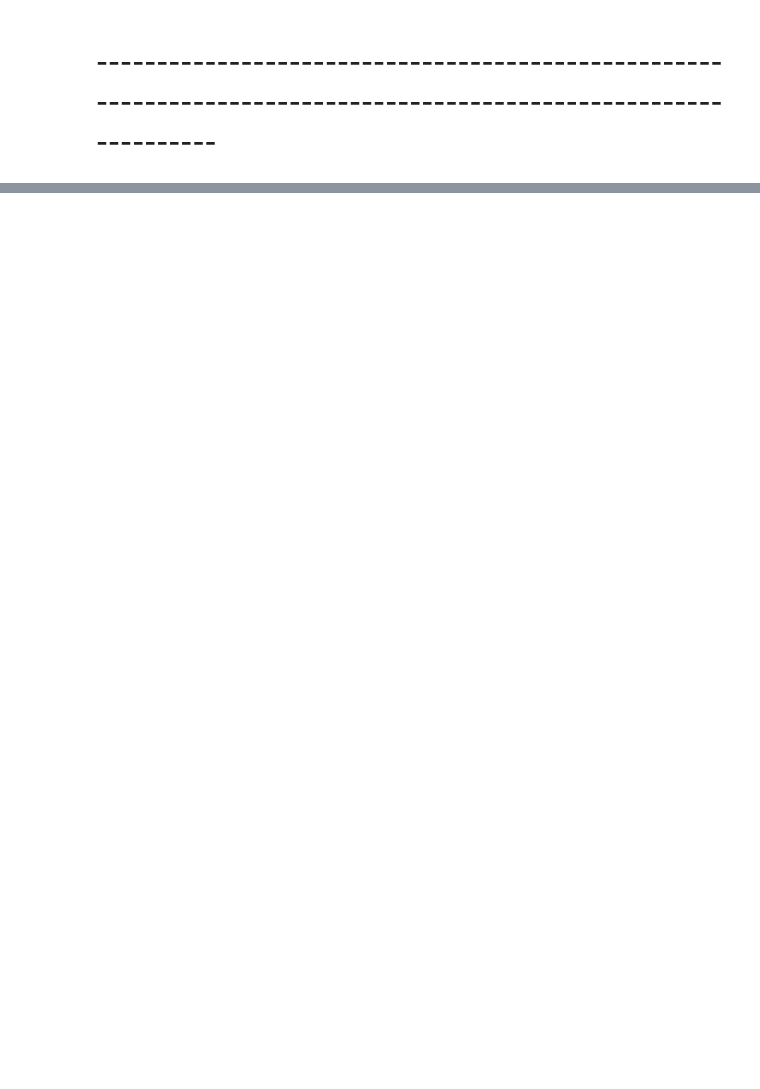
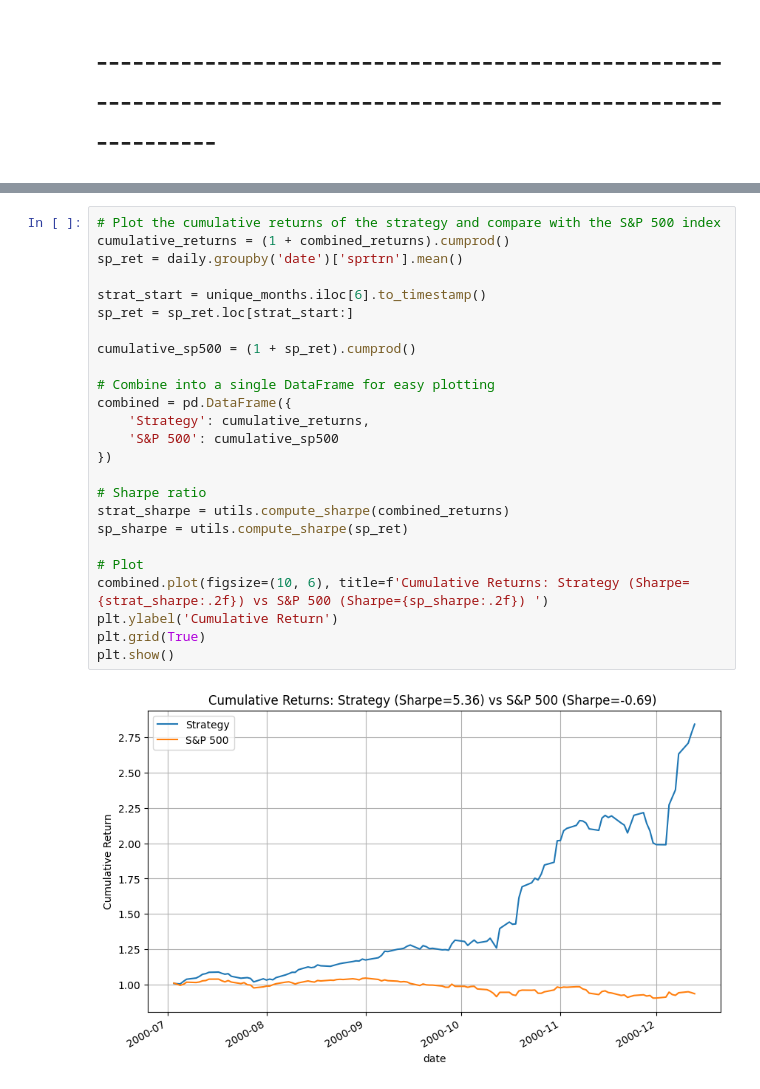
Before and after one commit to mirkorado/ML-Project, a Jupyter notebook: ResidualMLP.ipynb, the cells around one changed output, grey strips where cells are left out. Drawn from its saved outputs; the diff is of its cells as text; blank space fills up the shorter version.

```diff
--- a/ResidualMLP.ipynb
+++ b/ResidualMLP.ipynb
@@ -212,3 +359,30 @@ plt.show()
+# %%
+# Plot the cumulative returns of the strategy and compare with the S&P 500 index
+cumulative_returns = (1 + combined_returns).cumprod()
+sp_ret = daily.groupby('date')['sprtrn'].mean()
+
+strat_start = unique_months.iloc[6].to_timestamp()
+sp_ret = sp_ret.loc[strat_start:]
+
+cumulative_sp500 = (1 + sp_ret).cumprod()
+
+# Combine into a single DataFrame for easy plotting
+combined = pd.DataFrame({
+    'Strategy': cumulative_returns,
+    'S&P 500': cumulative_sp500
+})
+
+# Sharpe ratio
+strat_sharpe = utils.compute_sharpe(combined_returns)
+sp_sharpe = utils.compute_sharpe(sp_ret)
+
+# Plot
+combined.plot(figsize=(10, 6), title=f'Cumulative Returns: Strategy (Sharpe={strat_sharpe:.2f}) vs S&P 500 (Sharpe={sp_sharpe:.2f}) ')
+plt.ylabel('Cumulative Return')
+plt.grid(True)
+plt.show()
+# %% [output]
+[figure, added]
 # %%
 # Keeping track of the return over all the data
 reload(utils)
```
Also changed, not shown: parts of 15 cells of this notebook, 1 other file.
